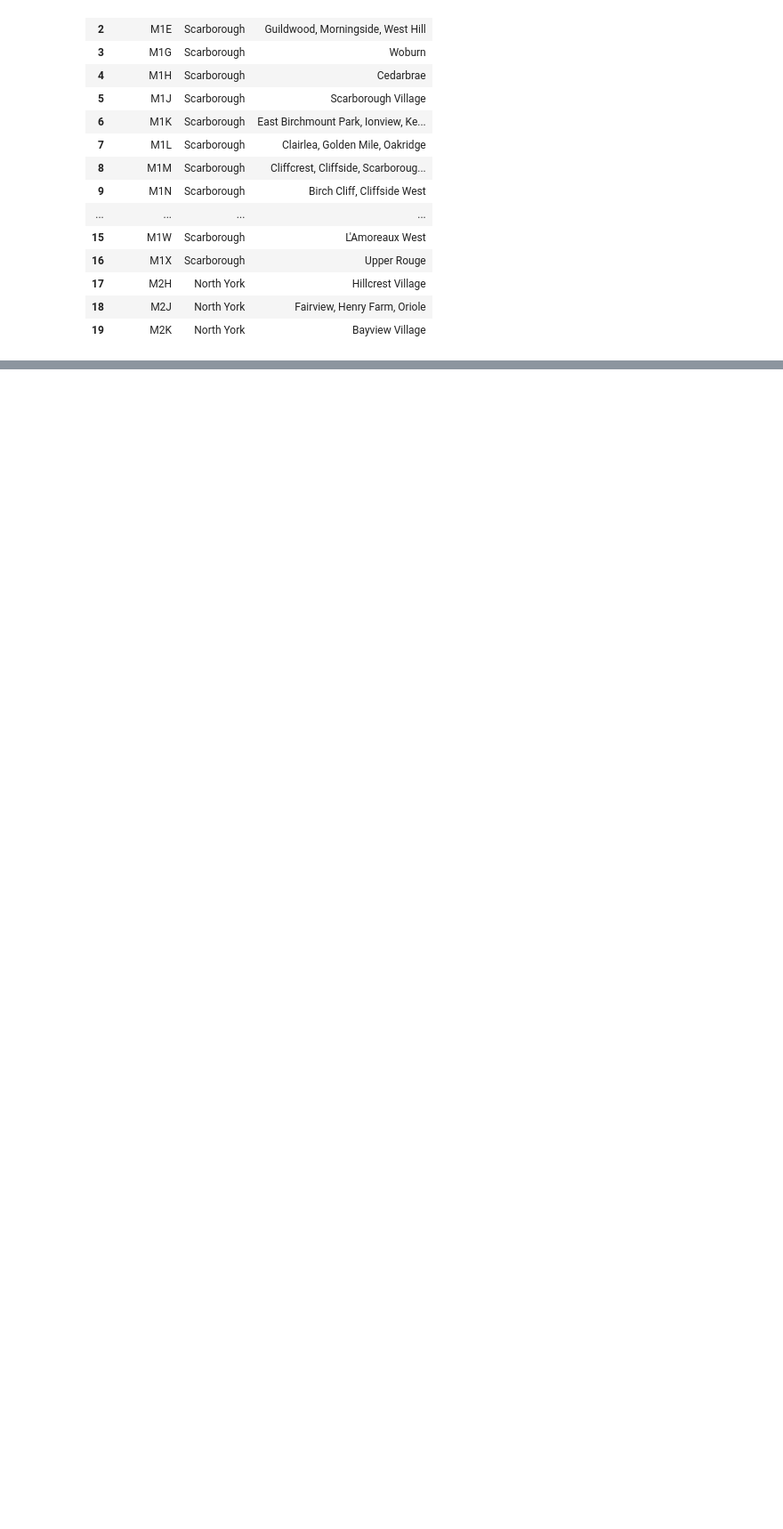
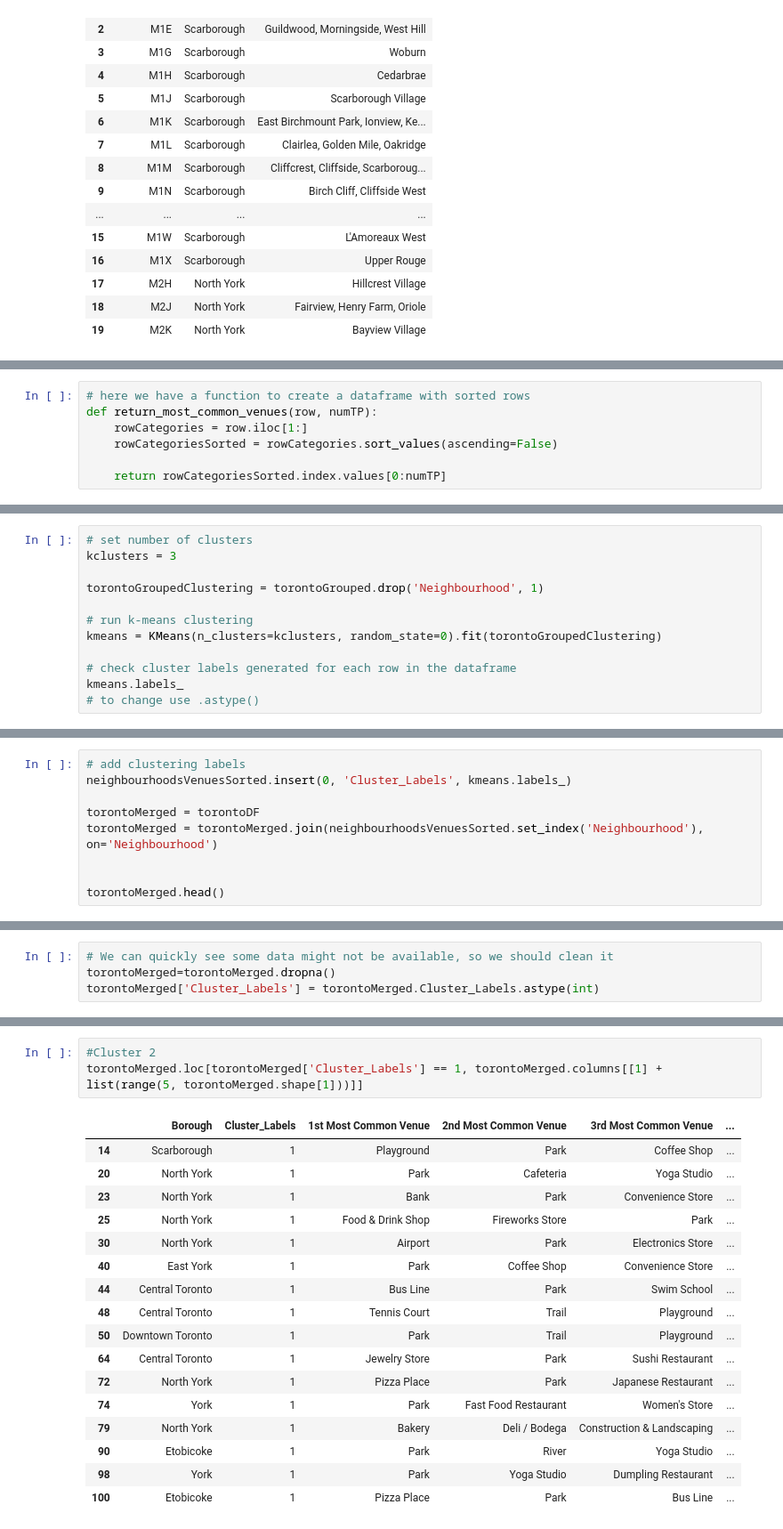
Before and after one commit to EmNoyin/Coursera_Capstone, a Jupyter notebook: Segm & Clust Toronto.ipynb, the cells around one changed output, grey strips where cells are left out. Shown at 89% size. Saved outputs shown, nothing was run; the diff lists cells and outputs as text; blank space fills up the shorter version.

Commit message:
Published from Watson Studio.

```diff
--- a/Segm & Clust Toronto.ipynb
+++ b/Segm & Clust Toronto.ipynb
@@ -152,0 +397,7 @@ M9W
+# %%
+# here we have a function to create a dataframe with sorted rows
+def return_most_common_venues(row, numTP):
+    rowCategories = row.iloc[1:]
+    rowCategoriesSorted = rowCategories.sort_values(ascending=False)
+
+    return rowCategoriesSorted.index.values[0:numTP]
@@ -152,0 +435,12 @@ M9W
+# %%
+# set number of clusters
+kclusters = 3
+
+torontoGroupedClustering = torontoGrouped.drop('Neighbourhood', 1)
+
+# run k-means clustering
+kmeans = KMeans(n_clusters=kclusters, random_state=0).fit(torontoGroupedClustering)
+
+# check cluster labels generated for each row in the dataframe
+kmeans.labels_
+# to change use .astype()
@@ -152,0 +455,9 @@ M9W
+# %%
+# add clustering labels
+neighbourhoodsVenuesSorted.insert(0, 'Cluster_Labels', kmeans.labels_)
+
+torontoMerged = torontoDF
+torontoMerged = torontoMerged.join(neighbourhoodsVenuesSorted.set_index('Neighbourhood'), on='Neighbourhood')
+
+
+torontoMerged.head()
@@ -152,0 +471,4 @@ M9W
+# %%
+# We can quickly see some data might not be available, so we should clean it
+torontoMerged=torontoMerged.dropna()
+torontoMerged['Cluster_Labels'] = torontoMerged.Cluster_Labels.astype(int)
@@ -152,0 +512,21 @@ M9W
+# %%
+#Cluster 2
+torontoMerged.loc[torontoMerged['Cluster_Labels'] == 1, torontoMerged.columns[[1] + list(range(5, torontoMerged.shape[1]))]]
+# %% [output]
+|  | Borough | Cluster_Labels | 1st Most Common Venue | 2nd Most Common Venue | 3rd Most Common Venue | ... |
+| 14 | Scarborough | 1 | Playground | Park | Coffee Shop | ... |
+| 20 | North York | 1 | Park | Cafeteria | Yoga Studio | ... |
+| 23 | North York | 1 | Bank | Park | Convenience Store | ... |
+| 25 | North York | 1 | Food & Drink Shop | Fireworks Store | Park | ... |
+| 30 | North York | 1 | Airport | Park | Electronics Store | ... |
+| 40 | East York | 1 | Park | Coffee Shop | Convenience Store | ... |
+| 44 | Central Toronto | 1 | Bus Line | Park | Swim School | ... |
+| 48 | Central Toronto | 1 | Tennis Court | Trail | Playground | ... |
+| 50 | Downtown Toronto | 1 | Park | Trail | Playground | ... |
+| 64 | Central Toronto | 1 | Jewelry Store | Park | Sushi Restaurant | ... |
+| 72 | North York | 1 | Pizza Place | Park | Japanese Restaurant | ... |
+| 74 | York | 1 | Park | Fast Food Restaurant | Women's Store | ... |
+| 79 | North York | 1 | Bakery | Deli / Bodega | Construction & Landscaping | ... |
+| 90 | Etobicoke | 1 | Park | River | Yoga Studio | ... |
+| 98 | York | 1 | Park | Yoga Studio | Dumpling Restaurant | ... |
+| 100 | Etobicoke | 1 | Pizza Place | Park | Bus Line | ... |
```
Also changed, not shown: parts of 38 cells of this notebook.
